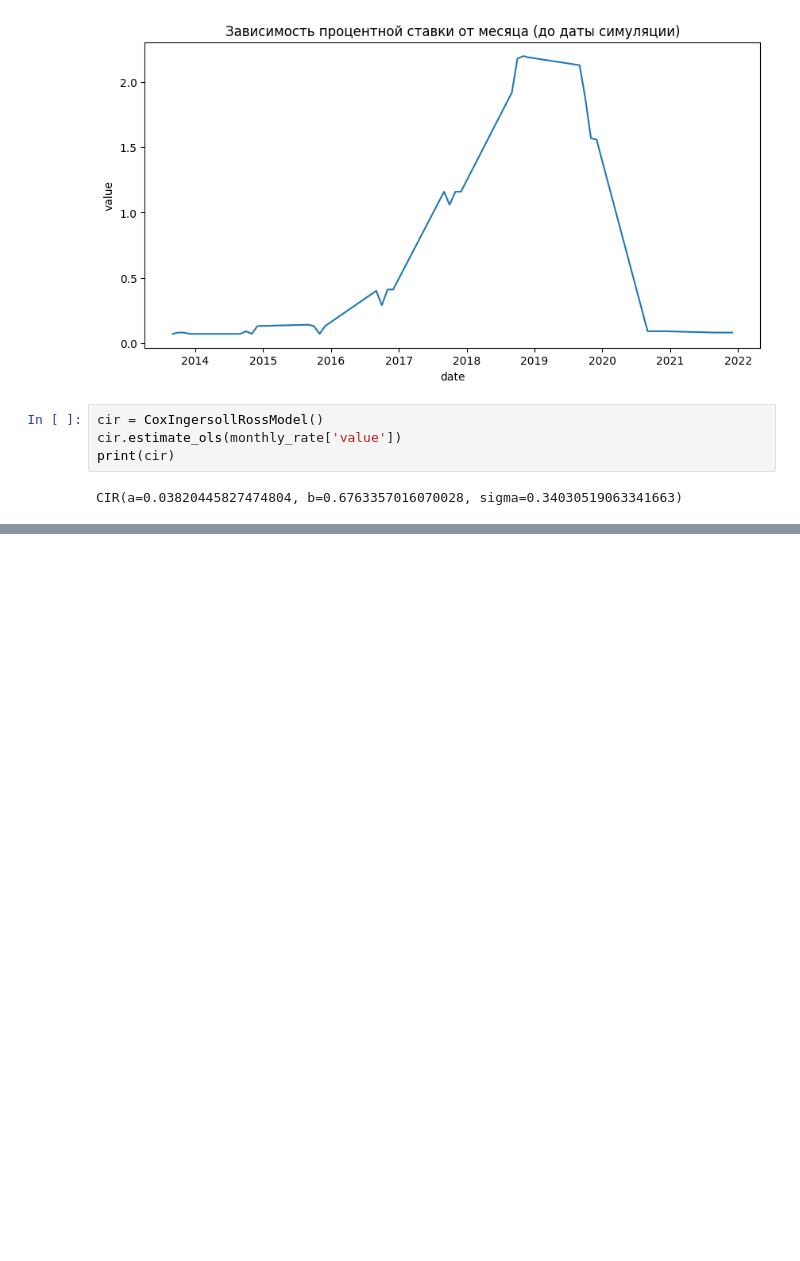
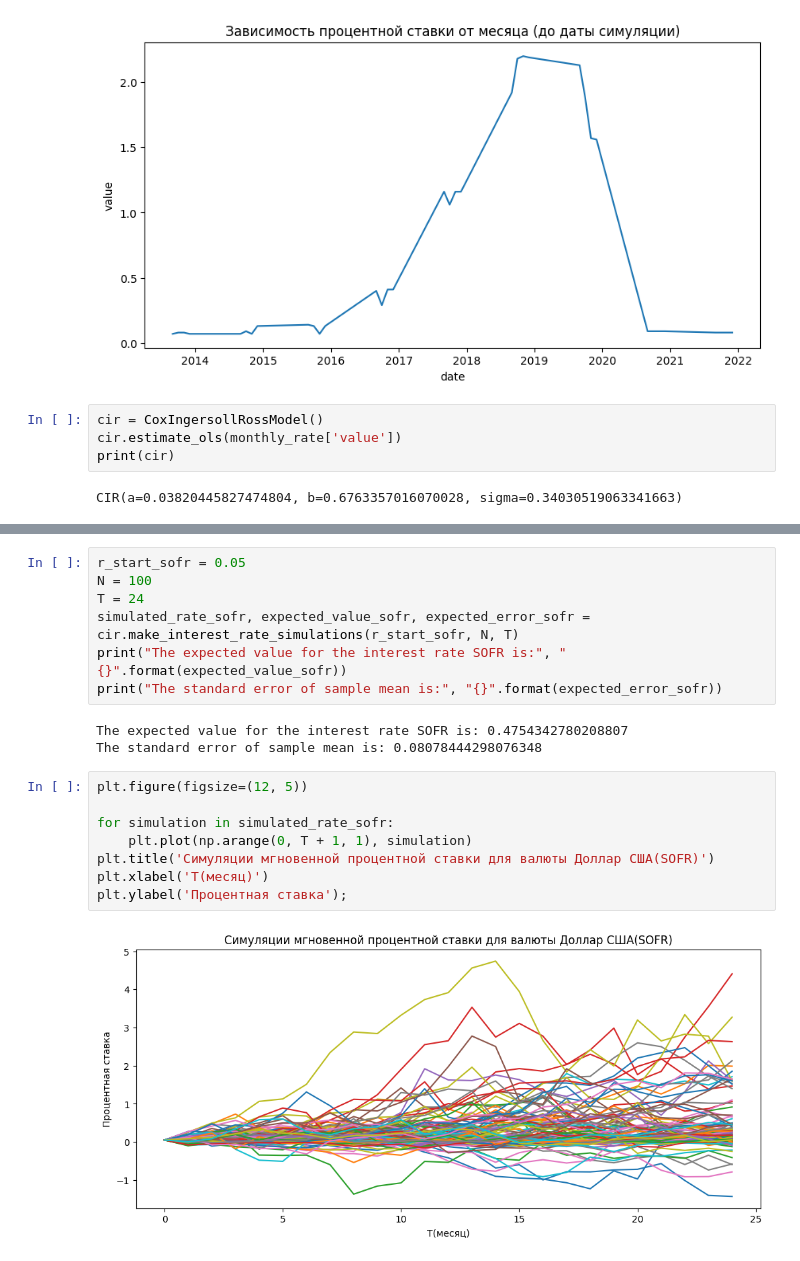
Before and after one commit to M1croZavr/simulation-models-project, a Jupyter notebook: interest_rate_us.ipynb, the cells around one changed output, grey strips where cells are left out. Saved outputs shown, nothing was run; the diff lists cells and outputs as text; blank space fills up the shorter version.

```diff
--- a/interest_rate_us.ipynb
+++ b/interest_rate_us.ipynb
@@ -81,0 +151,20 @@ plt.ylabel('Процентная ставка');
+# %%
+r_start_sofr = 0.05
+N = 100
+T = 24
+simulated_rate_sofr, expected_value_sofr, expected_error_sofr = cir.make_interest_rate_simulations(r_start_sofr, N, T)
+print("The expected value for the interest rate SOFR is:", "{}".format(expected_value_sofr))
+print("The standard error of sample mean is:", "{}".format(expected_error_sofr))
+# %% [output]
+The expected value for the interest rate SOFR is: 0.4754342780208807
+The standard error of sample mean is: 0.08078444298076348
+# %%
+plt.figure(figsize=(12, 5))
+
+for simulation in simulated_rate_sofr:
+    plt.plot(np.arange(0, T + 1, 1), simulation)
+plt.title('Симуляции мгновенной процентной ставки для валюты Доллар США(SOFR)')
+plt.xlabel('T(месяц)')
+plt.ylabel('Процентная ставка');
+# %% [output]
+[figure, added]
```
Also changed, not shown: parts of 12 cells of this notebook, 2 other files.
